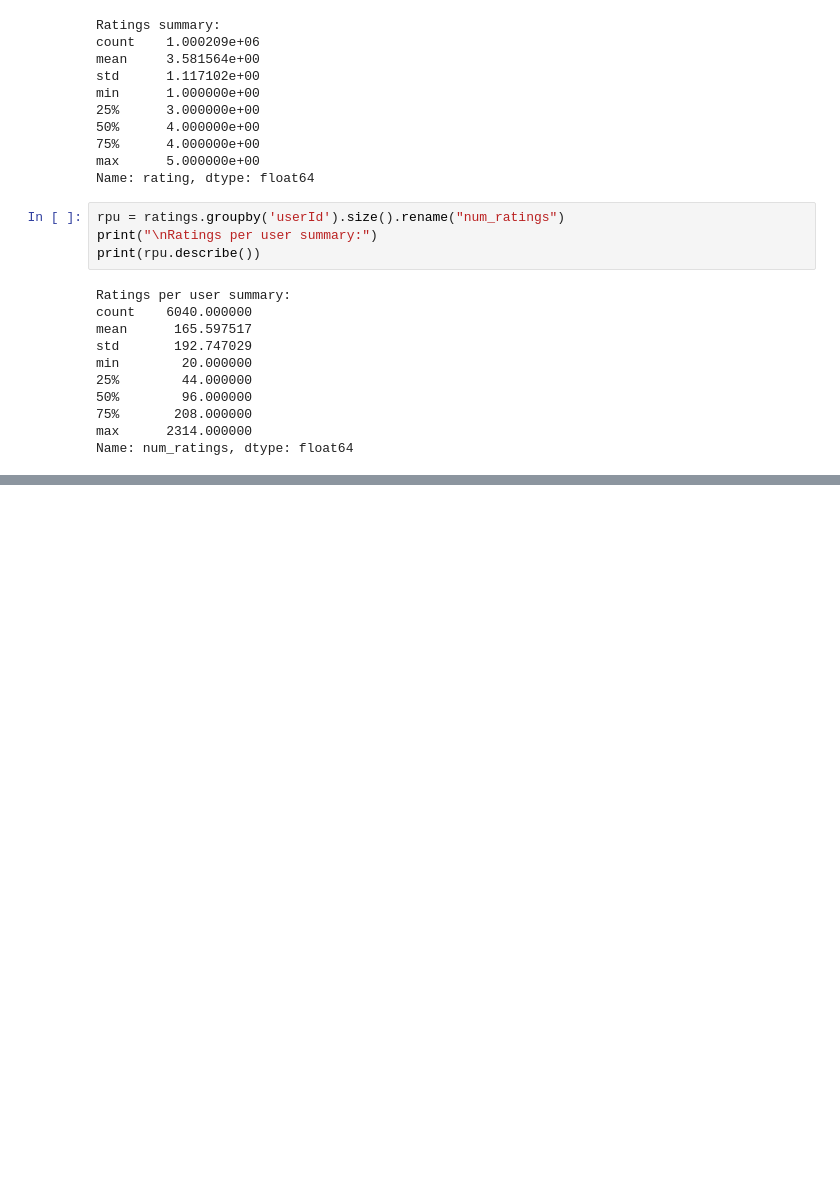
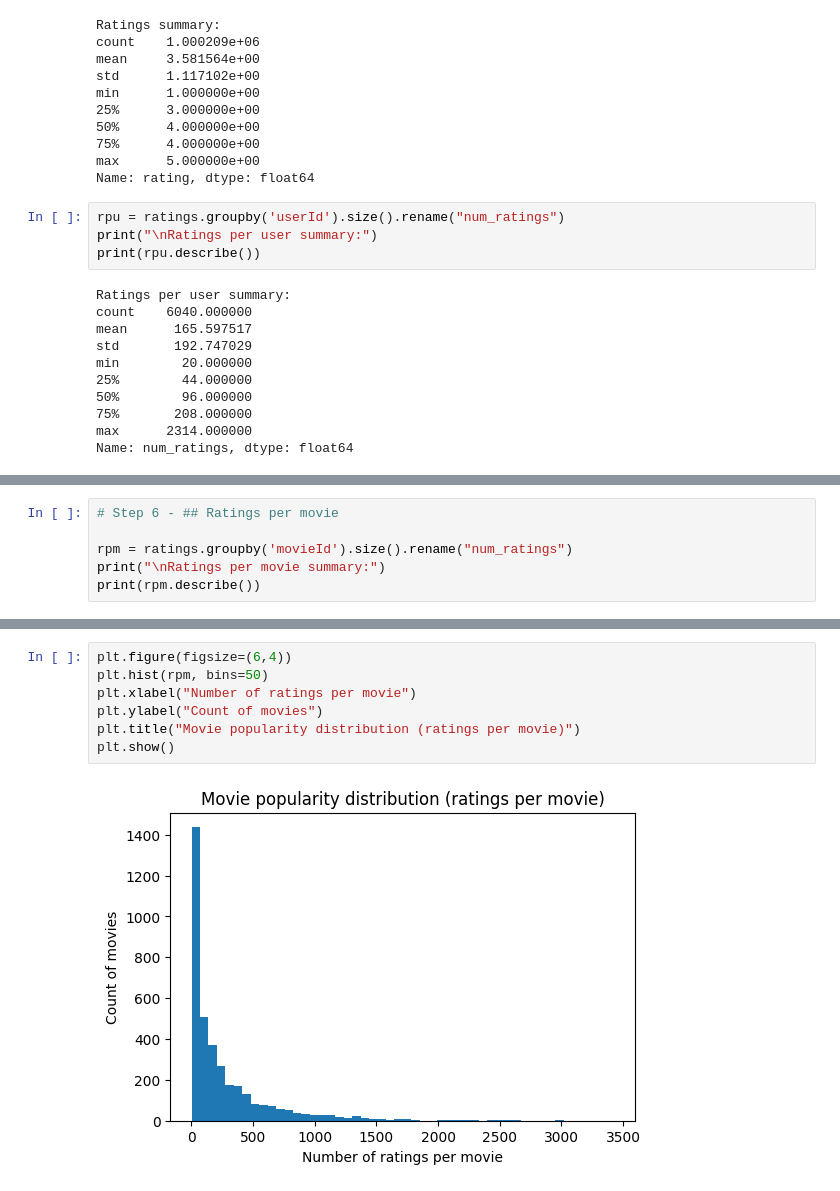
Before and after one commit to lunatic-bot/MovieRecommender, a Jupyter notebook: notebooks/data_exploration.ipynb, the cells around one changed output, grey strips where cells are left out. Cells and saved outputs as stored; diff of their text form; blank space fills up the shorter version.

```diff
--- a/notebooks/data_exploration.ipynb
+++ b/notebooks/data_exploration.ipynb
@@ -164,0 +194,6 @@ Name: num_ratings, dtype: float64
+# %%
+# Step 6 - ## Ratings per movie
+
+rpm = ratings.groupby('movieId').size().rename("num_ratings")
+print("\nRatings per movie summary:")
+print(rpm.describe())
@@ -164,0 +235,9 @@ Name: num_ratings, dtype: float64
+# %%
+plt.figure(figsize=(6,4))
+plt.hist(rpm, bins=50)
+plt.xlabel("Number of ratings per movie")
+plt.ylabel("Count of movies")
+plt.title("Movie popularity distribution (ratings per movie)")
+plt.show()
+# %% [output]
+[figure, added]
```
Also changed, not shown: parts of 16 cells of this notebook.
